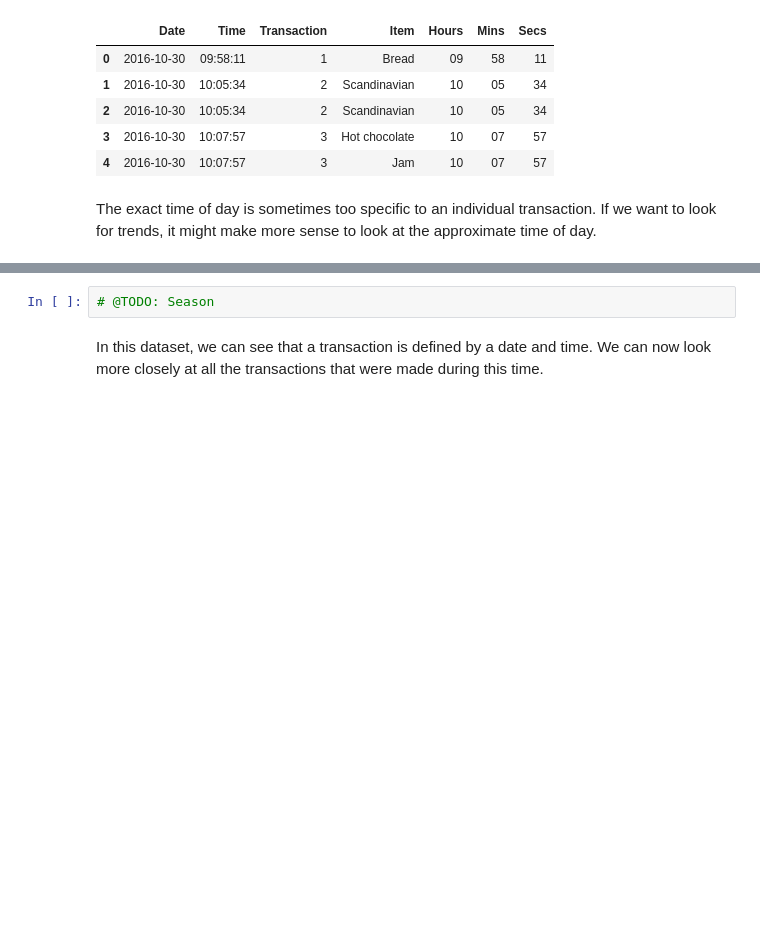
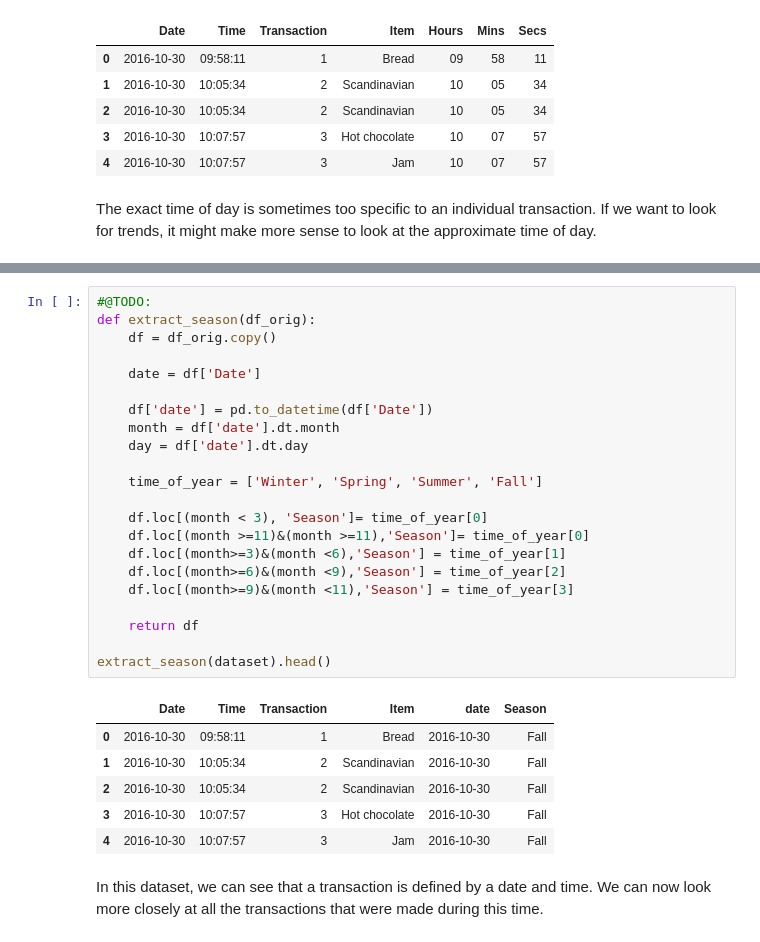
Before and after one commit to viktree/curly-octo-chainsaw, a Jupyter notebook: Bakery Transactions.ipynb, the cells around one changed output, grey strips where cells are left out. Saved outputs shown, nothing was run; the diff lists cells and outputs as text; blank space fills up the shorter version.

```diff
--- a/Bakery Transactions.ipynb
+++ b/Bakery Transactions.ipynb
@@ -167,8 +188,35 @@ extract_time_of_day(dataset).head()
 | 2 | 2016-10-30 | 10:05:34 | 2 | Scandinavian | Morning |
 | 3 | 2016-10-30 | 10:07:57 | 3 | Hot chocolate | Morning |
 | 4 | 2016-10-30 | 10:07:57 | 3 | Jam | Morning |
-# %%
-# @TODO: Season
+# %%
+#@TODO:
+def extract_season(df_orig):
+    df = df_orig.copy()
+
+    date = df['Date']
+
+    df['date'] = pd.to_datetime(df['Date'])
+    month = df['date'].dt.month
+    day = df['date'].dt.day
+
+    time_of_year = ['Winter', 'Spring', 'Summer', 'Fall']
+
+    df.loc[(month < 3), 'Season']= time_of_year[0]
+    df.loc[(month >=11)&(month >=11),'Season']= time_of_year[0]
+    df.loc[(month>=3)&(month <6),'Season'] = time_of_year[1]
+    df.loc[(month>=6)&(month <9),'Season'] = time_of_year[2]
+    df.loc[(month>=9)&(month <11),'Season'] = time_of_year[3]
+
+    return df
+
+extract_season(dataset).head()
+# %% [output]
+|  | Date | Time | Transaction | Item | date | Season |
+| 0 | 2016-10-30 | 09:58:11 | 1 | Bread | 2016-10-30 | Fall |
+| 1 | 2016-10-30 | 10:05:34 | 2 | Scandinavian | 2016-10-30 | Fall |
+| 2 | 2016-10-30 | 10:05:34 | 2 | Scandinavian | 2016-10-30 | Fall |
+| 3 | 2016-10-30 | 10:07:57 | 3 | Hot chocolate | 2016-10-30 | Fall |
+| 4 | 2016-10-30 | 10:07:57 | 3 | Jam | 2016-10-30 | Fall |
 # %% [markdown]
 In this dataset, we can see that a transaction is defined by a date and time. We can now look more closely at all the transactions that were made during this time.
 # %% [markdown]
```
Also changed, not shown: parts of 13 cells of this notebook.
